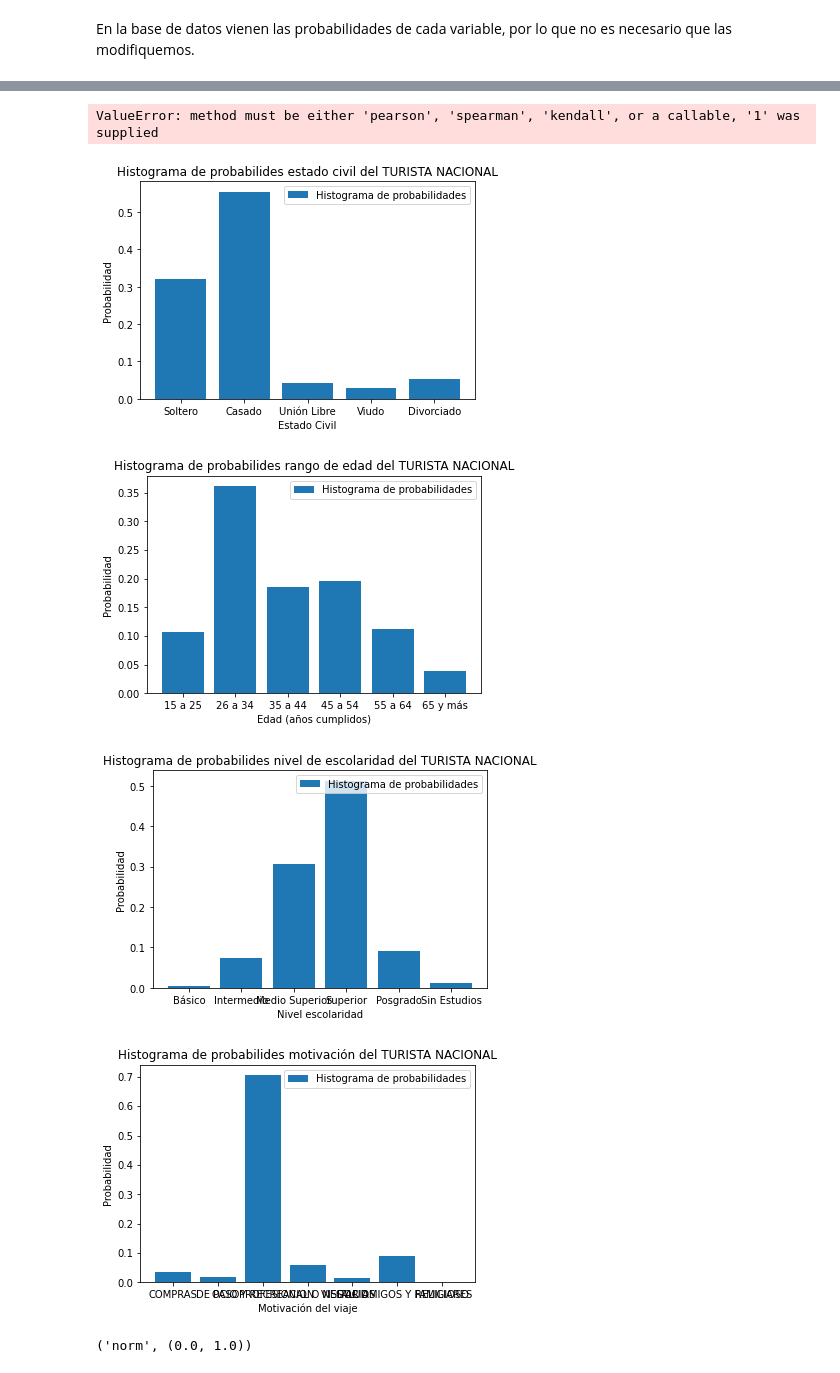
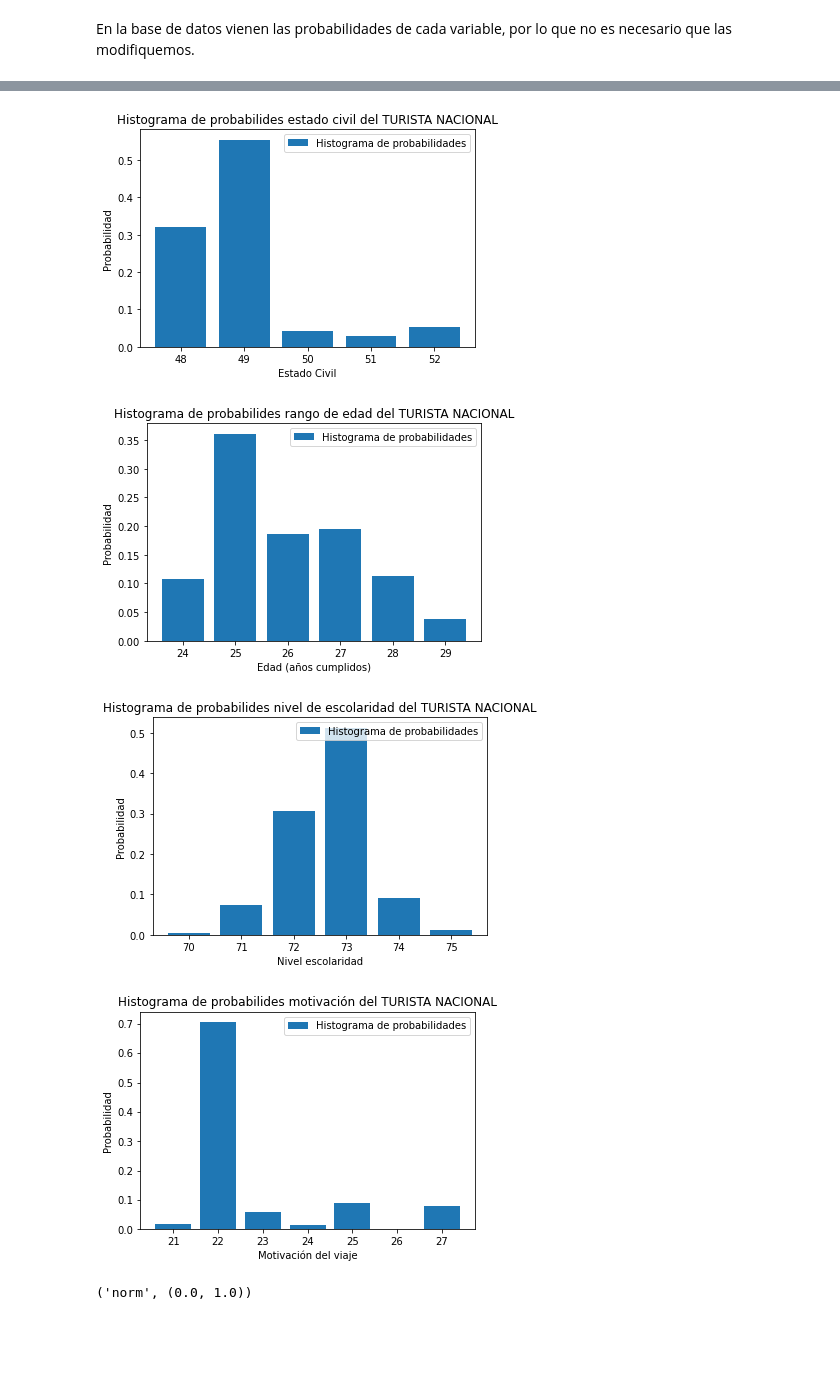
Before and after one commit to ariadnagalindom/Proyecto_GIMontoya_ADGalindo, a Jupyter notebook: CODIGO Ariadna.ipynb, the cells around one changed output, grey strips where cells are left out. Drawn from its saved outputs; the diff is of its cells as text; code cells hidden in the pictures; blank space fills up the shorter version.

```diff
--- a/CODIGO Ariadna.ipynb
+++ b/CODIGO Ariadna.ipynb
@@ -8,6 +8,6 @@ import seaborn as sns
 %matplotlib inline
 # %%
 #importamos base de datos sociológicos
-data=pd.read_excel('anuario_2019.xlsx', sheet_name="2.3 Determinantes Sociológicos", usecols="A,B",header=None,index_col=0).dropna()
+data=pd.read_excel('anuario_2019.xlsx', sheet_name="2.3 Determinantes Sociológicos", usecols="A,B",header=None).dropna()
 #importamos base de datos económicos
-data2=pd.read_excel('anuario_2019.xlsx', sheet_name="Respecto del viaje", usecols="A,B",header=None,index_col=0).dropna()
+data2=pd.read_excel('anuario_2019.xlsx', sheet_name="Respecto del viaje", usecols="A,B",header=None).dropna()
@@ -29,29 +16,29 @@ En la base de datos vienen las probabilidades de cada variable, por lo que no es
 # %%
 #segmentamos la base de datos para generar variables
 #nodo 1: EDAD
-nac_edad=pd.DataFrame(data.iloc[9:15])
-nac_edad.columns=(["AMG"])
+nac_edad=pd.DataFrame(data.iloc[8:14])
+nac_edad.columns=(["edades","probabilidad"])
 
-int_edad=pd.DataFrame(data.iloc[17:23])
-int_edad.columns=(["AMG"])
+int_edad=pd.DataFrame(data.iloc[15:21])
+int_edad.columns=(["edades","probabilidad"])
 
 #nodo 2: ESTADO CIVIL
-nac_civil=pd.DataFrame(data.iloc[25:30])
-nac_civil.columns=(["AMG"])
+nac_civil=pd.DataFrame(data.iloc[22:27])
+nac_civil.columns=(["estado_civil","probabilidad"])
 
-int_civil=pd.DataFrame(data.iloc[32:37])
-int_civil.columns=(["AMG"])
+int_civil=pd.DataFrame(data.iloc[28:33])
+int_civil.columns=(["estado_civil","probabilidad"])
 
 #nodo 3: NIVEL DE ESCOLARIDAD
-nac_school=pd.DataFrame(data.iloc[39:45])
-nac_school.columns=(["AMG"])
+nac_school=pd.DataFrame(data.iloc[34:40])
+nac_school.columns=(["nivel_escolar","probabilidad"])
 
-int_school=pd.DataFrame(data.iloc[47:55])
-int_school.columns=(["AMG"])
+int_school=pd.DataFrame(data.iloc[41:47])
+int_school.columns=(["nivel_escolar","probabilidad"])
 
 # nodo 4: MOTIVACIÓN PARA HACER EL VIAJE
 nac_motiv=pd.DataFrame(data2.iloc[13:20])
-nac_motiv.columns=(["AMG"])
+nac_motiv.columns=(["motivacion","probabilidad"])
 
-int_motiv=pd.DataFrame(data2.iloc[22:31])
-int_motiv.columns=(["AMG"])
+int_motiv=pd.DataFrame(data2.iloc[22:30])
+int_motiv.columns=(["motivacion","probabilidad"])
@@ -90,46 +45,39 @@ Name: AMG, dtype: object
-# %%
-n1 = pd.DataFrame(nac_edad)
-int2 = pd.DataFrame(int_edad)
-edad_gen = pd.merge(n1,int2,right_index=True, left_index=True)
-edad_gen.corr(1)
-# %% [output]
-ValueError: method must be either 'pearson', 'spearman', 'kendall', or a callable, '1' was supplied
 # %%
-plt.bar(nac_civil.index,nac_civil.AMG, label='Histograma de probabilidades')
+plt.bar(nac_civil.index,nac_civil.probabilidad, label='Histograma de probabilidades')
 plt.xlabel('Estado Civil')
 plt.ylabel('Probabilidad')
 plt.title('Histograma de probabilides estado civil del TURISTA NACIONAL')
 plt.legend()
 plt.show()
 # %% [output]
-[figure, old version]
+[figure, new version]
 # %%
-plt.bar(nac_edad.index,nac_edad.AMG, label='Histograma de probabilidades')
+plt.bar(nac_edad.index,nac_edad.probabilidad, label='Histograma de probabilidades')
 plt.xlabel('Edad (años cumplidos)')
 plt.ylabel('Probabilidad')
 plt.title('Histograma de probabilides rango de edad del TURISTA NACIONAL')
 plt.legend()
 plt.show()
 # %% [output]
-[figure, old version]
+[figure, new version]
 # %%
-plt.bar(nac_school.index,nac_school.AMG, label='Histograma de probabilidades')
+plt.bar(nac_school.index,nac_school.probabilidad, label='Histograma de probabilidades')
 plt.xlabel('Nivel escolaridad')
 plt.ylabel('Probabilidad')
 plt.title('Histograma de probabilides nivel de escolaridad del TURISTA NACIONAL')
 plt.legend()
 plt.show()
 # %% [output]
-[figure, old version]
+[figure, new version]
 # %%
-plt.bar(nac_motiv.index,nac_motiv.AMG, label='Histograma de probabilidades')
+plt.bar(nac_motiv.index,nac_motiv.probabilidad, label='Histograma de probabilidades')
 plt.xlabel('Motivación del viaje')
 plt.ylabel('Probabilidad')
 plt.title('Histograma de probabilides motivación del TURISTA NACIONAL')
 plt.legend()
 plt.show()
 # %% [output]
-[figure, old version]
+[figure, new version]
 # %%
 import scipy.stats as st
 
```
Also changed, not shown: parts of 14 cells of this notebook.
